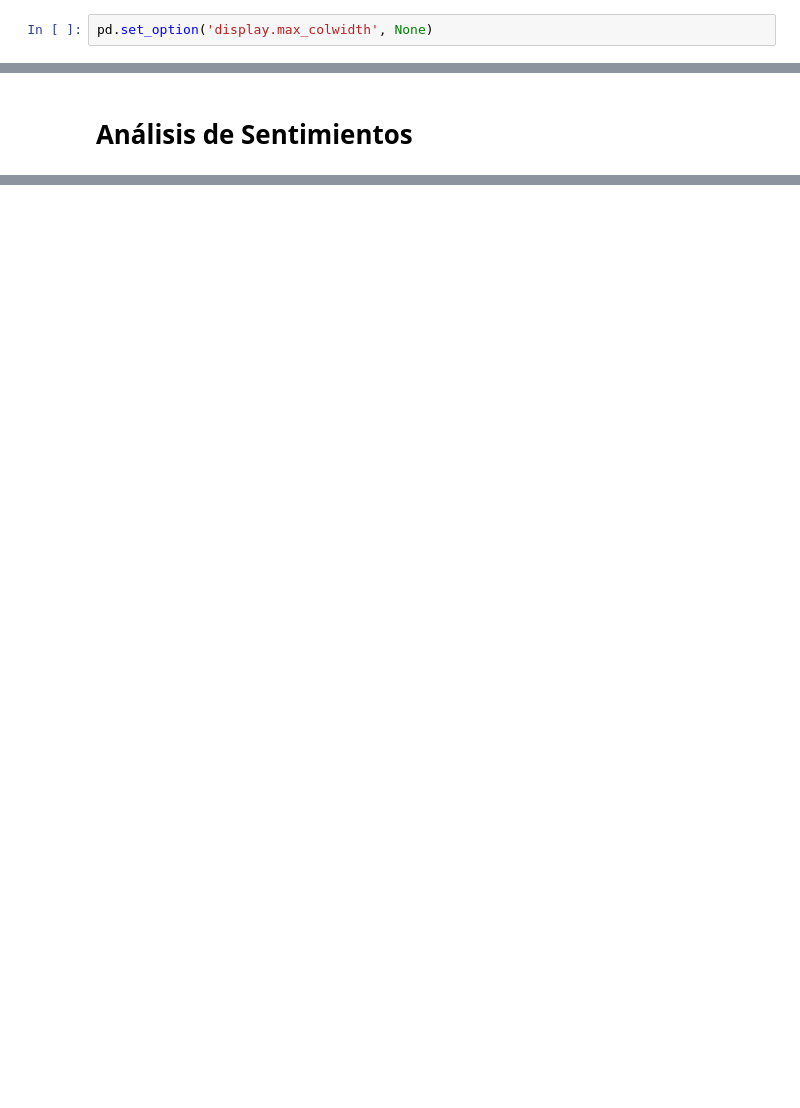
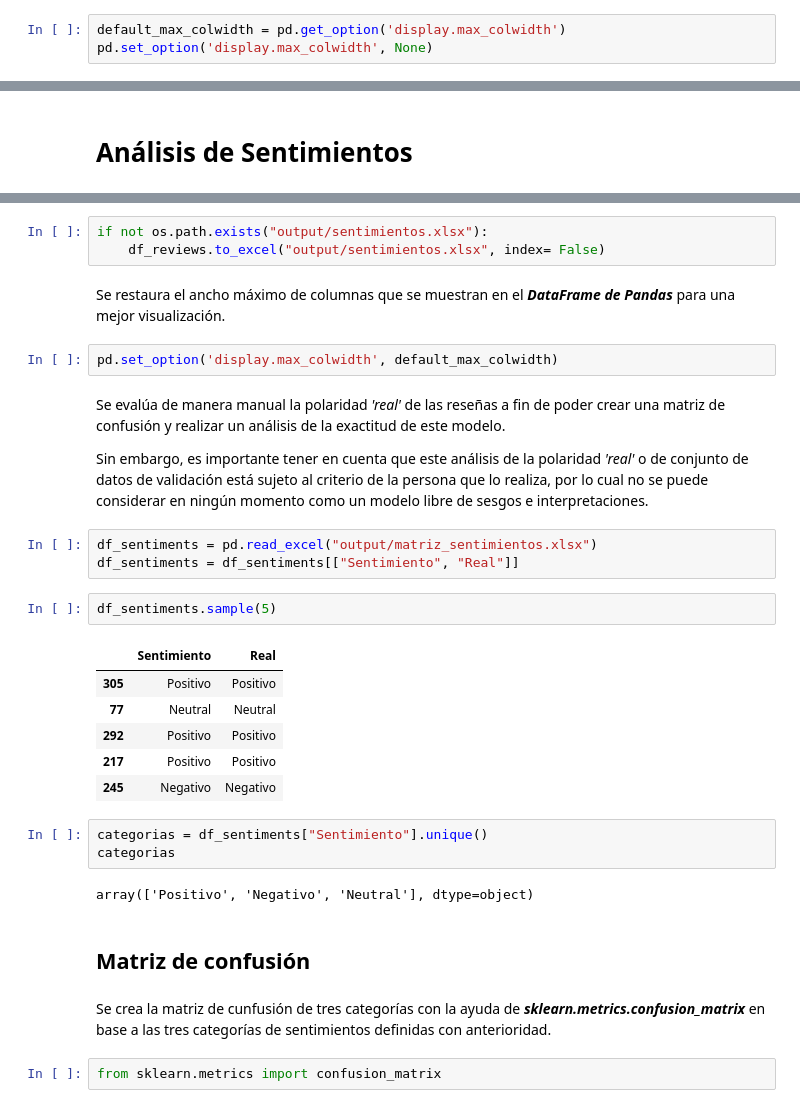
Before and after one commit to carlos-calderon-cabezas/airbnb-sentiment-analysis, a Jupyter notebook: airbnb_sentiment_analysis.ipynb, the cells around one changed output, grey strips where cells are left out. Cells and saved outputs as stored; diff of their text form; blank space fills up the shorter version.

```diff
--- a/airbnb_sentiment_analysis.ipynb
+++ b/airbnb_sentiment_analysis.ipynb
@@ -33,2 +32,3 @@ Se configura pandas para evitar que trunque el texto de las entradas de cada una
 # %%
+default_max_colwidth = pd.get_option('display.max_colwidth')
 pd.set_option('display.max_colwidth', None)
@@ -373,0 +455,34 @@ if not os.path.exists("comentarios/df_limpio_emojis.xlsx"):
+# %%
+if not os.path.exists("output/sentimientos.xlsx"):
+    df_reviews.to_excel("output/sentimientos.xlsx", index= False)
+# %% [markdown]
+Se restaura el ancho m&aacute;ximo de columnas que se muestran en el ***DataFrame de Pandas*** para una mejor visualizaci&oacute;n.
+# %%
+pd.set_option('display.max_colwidth', default_max_colwidth)
+# %% [markdown]
+Se eval&uacute;a de manera manual la polaridad *'real'* de las rese&ntilde;as a fin de poder crear una matriz de confusi&oacute;n y realizar un an&aacute;lisis de la exactitud de este modelo.
+
+Sin embargo, es importante tener en cuenta que este an&aacute;lisis de la polaridad *'real'* o de conjunto de datos de validaci&oacute;n  est&aacute; sujeto al criterio de la persona que lo realiza, por lo cual no se puede considerar en ning&uacute;n momento como un modelo libre de sesgos e interpretaciones.
+# %%
+df_sentiments = pd.read_excel("output/matriz_sentimientos.xlsx")
+df_sentiments = df_sentiments[["Sentimiento", "Real"]]
+# %%
+df_sentiments.sample(5)
+# %% [output]
+|  | Sentimiento | Real |
+| 305 | Positivo | Positivo |
+| 77 | Neutral | Neutral |
+| 292 | Positivo | Positivo |
+| 217 | Positivo | Positivo |
+| 245 | Negativo | Negativo |
+# %%
+categorias = df_sentiments["Sentimiento"].unique()
+categorias
+# %% [output]
+array(['Positivo', 'Negativo', 'Neutral'], dtype=object)
+# %% [markdown]
+## Matriz de confusi&oacute;n
+# %% [markdown]
+Se crea la matriz de cunfusi&oacute;n de tres categor&iacute;as con la ayuda de ***sklearn.metrics.confusion_matrix*** en base a las tres categor&iacute;as de sentimientos definidas con anterioridad.
+# %%
+from sklearn.metrics import confusion_matrix
```
Also changed, not shown: parts of 39 cells of this notebook.
